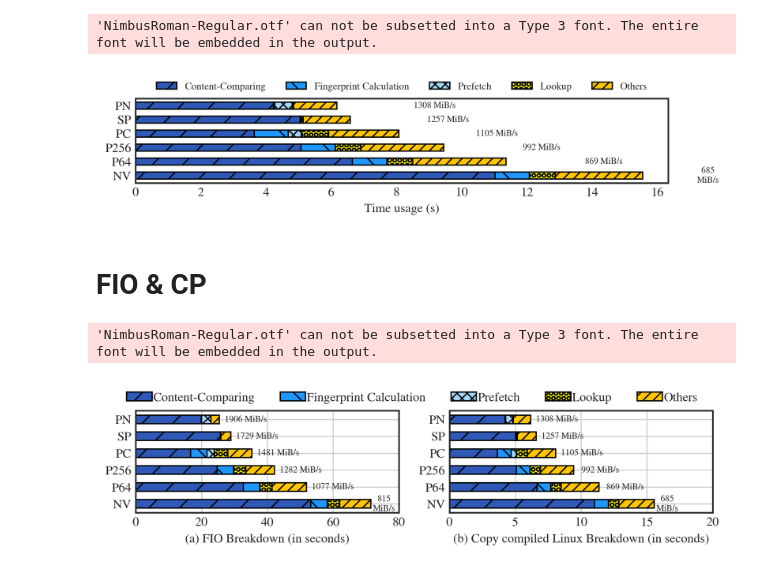
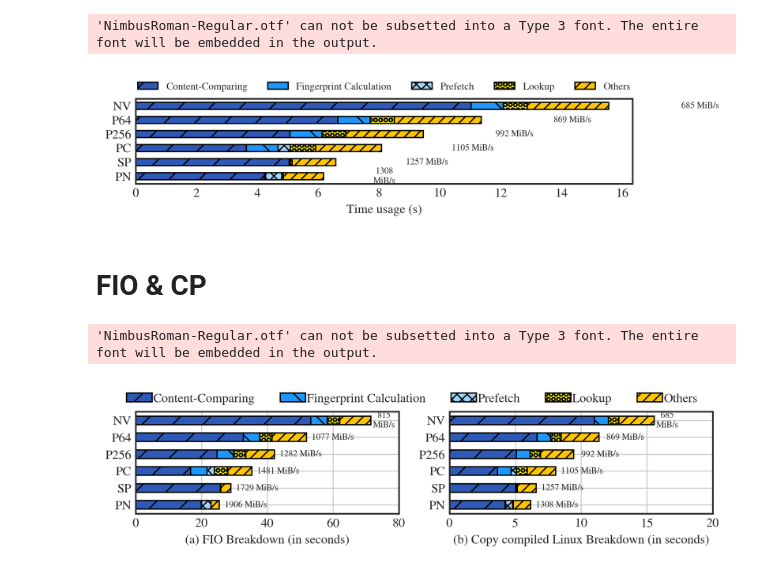
Before and after one commit to Light-Dedup/tests, a Jupyter notebook: FIG_CP_Prefetch/plot.ipynb, the cells around one changed output. Drawn from its saved outputs; the diff is of its cells as text; code cells hidden in the pictures.

```diff
--- a/FIG_CP_Prefetch/plot.ipynb
+++ b/FIG_CP_Prefetch/plot.ipynb
@@ -35,12 +35,12 @@ with open("./performance-comparison-table", "r") as f:
     df = pd.read_csv(f, delim_whitespace=True, engine='python')
 
 sort_dict = {
-    "Naive" : 0,
-    "Prefetch-Cmp-64": 1,
-    "Prefetch-Cmp-256-64": 2,
-    "Prefetch-Current" : 3,
-    "Speculation" :4,
-    "Prefetch-Next" : 5,
+    "Naive" : 5,
+    "Prefetch-Cmp-64": 4,
+    "Prefetch-Cmp-256-64": 3,
+    "Prefetch-Current" : 2,
+    "Speculation" :1,
+    "Prefetch-Next" : 0,
 }
 
 sort_df = pd.DataFrame(df['file_system'].map(sort_dict))
@@ -73,34 +73,34 @@ for fs_id, fs in enumerate(fss):
     inner_left_range = []
     start = False
     for idx, time in enumerate(times):
         width = df[(df['file_system'] == fs) & (df['num_job'] == num_job)][time].iloc[0] / 1000000000 # s
         plt.barh(y=pivot, width=width, color=colors[idx], edgecolor='black', left=left, height=bar_width, hatch=patterns[idx])
         left = left + width
         bandwidth = df[(df['file_system'] == fs) & (df['num_job'] == num_job)]['second_bandwidth(MiB/s)'].iloc[0]
 
         if idx == len(times) - 1:
             if fs_id != 0:
                 plt.text(left + 3, pivot, str(bandwidth) + " MiB/s", fontsize=7, va='center', ha='center')
             else:
                 plt.text(left + 2, pivot, str(bandwidth) + "\nMiB/s", fontsize=7, va='center', ha='center')
 
 # "Naive" "Prefetch-Cmp-64" "Prefetch-Cmp-256-64" "Prefetch-Current" "Speculation" "Prefetch-Next"
 plt.yticks(x, labels=fss.map({
     "Naive": "NV",
     "Prefetch-Cmp-64": "P64",
     "Prefetch-Cmp-256-64": "P256",
     "Speculation": "SP",
     "Prefetch-Current": "PC",
     "Prefetch-Next": "PN"
 }))
 plt.xlabel("Time usage (s)")
 legends = ["Content-Comparing", "Fingerprint Calculation","Prefetch", "Lookup", "Others"]
 plt.legend(legends, loc='upper center', ncol=5, bbox_to_anchor=(0.5, 1.3), frameon=False, fontsize=8)
 plt.tight_layout()
 plt.savefig("./FIG-{0}-Thread(s)-Breakdown.pdf".format(num_job), bbox_inches='tight', pad_inches=0)
 # %% [output]
 'NimbusRoman-Regular.otf' can not be subsetted into a Type 3 font. The entire font will be embedded in the output.
-[figure, old version]
+[figure, new version]
 # %% [markdown]
 # FIO & CP
 # %%
@@ -131,12 +131,12 @@ for fid, file in enumerate(files):
         df = pd.read_csv(f, delim_whitespace=True, engine='python')
 
     sort_dict = {
-        "Naive" : 0,
-        "Prefetch-Cmp-64": 1,
-        "Prefetch-Cmp-256-64": 2,
-        "Prefetch-Current" : 3,
-        "Speculation" :4,
-        "Prefetch-Next" : 5,
+        "Naive" : 5,
+        "Prefetch-Cmp-64": 4,
+        "Prefetch-Cmp-256-64": 3,
+        "Prefetch-Current" : 2,
+        "Speculation" :1,
+        "Prefetch-Next" : 0,
     }
 
     sort_df = pd.DataFrame(df['file_system'].map(sort_dict))
@@ -159,7 +159,7 @@ for fid, file in enumerate(files):
             bandwidth = df[(df['file_system'] == fs) & (df['num_job'] == num_job)]['second_bandwidth(MiB/s)'].iloc[0]
 
             if idx == len(times) - 1:
-                if fs_id != 0:
+                if fs_id != len(fss) - 1:
                     plt.text(left + 2 * scales[fid], pivot, str(bandwidth) + " MiB/s", fontsize=7, va='center', ha='center')
                 else:
                     plt.text(left + 1 * scales[fid], pivot, str(bandwidth) + "\nMiB/s", fontsize=7, va='center', ha='center')
@@ -182,4 +182,4 @@ plt.tight_layout()
 plt.savefig("./FIG-FIO-CP-Breakdown.pdf".format(num_job), bbox_inches='tight', pad_inches=0)
 # %% [output]
 'NimbusRoman-Regular.otf' can not be subsetted into a Type 3 font. The entire font will be embedded in the output.
-[figure, old version]
+[figure, new version]
```
Also changed, not shown: 17 other files.
